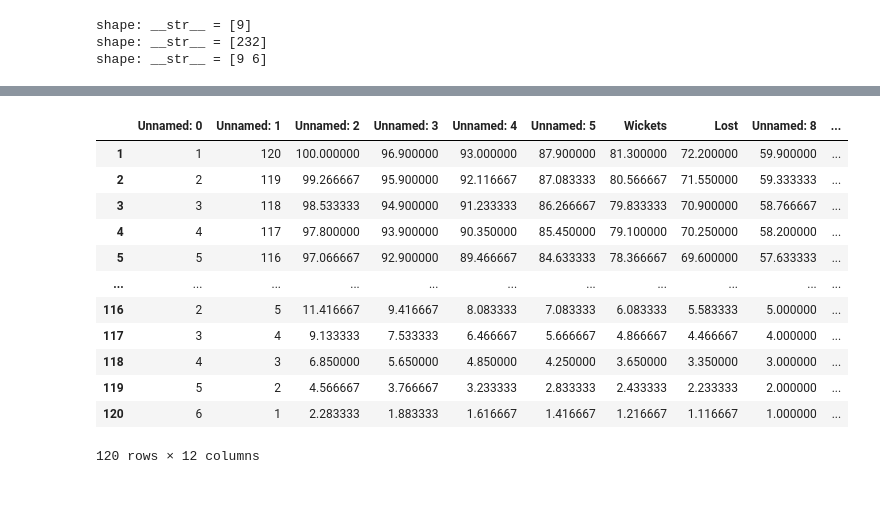
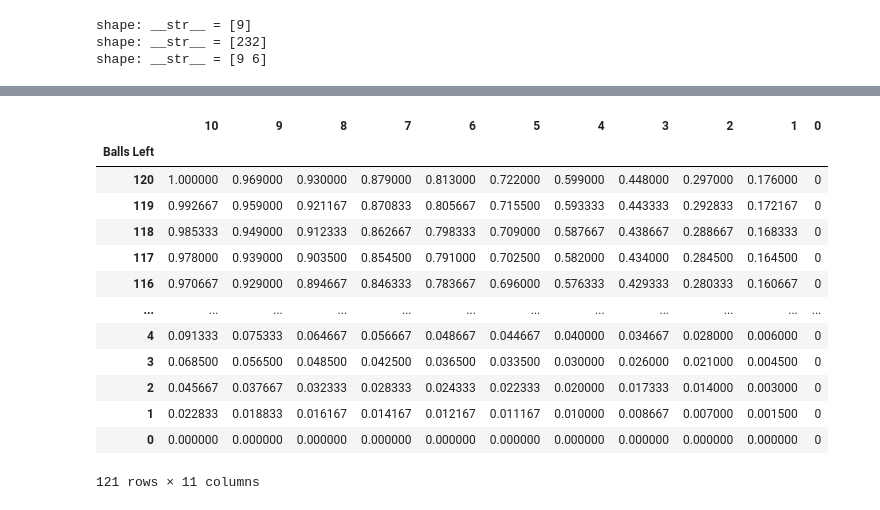
Before and after one commit to Tanavya/IPL-Simulation, a Jupyter notebook: simulation.ipynb, the cells around one changed output, grey strips where cells are left out. Cells and saved outputs as stored; diff of their text form; code cells hidden in the pictures.

```diff
--- a/simulation.ipynb
+++ b/simulation.ipynb
@@ -607,16 +441,21 @@ DLS = pd.read_csv("dls.csv")
+# %%
+DLS = pd.read_csv("data/dls-simplified.csv").rename(columns={"Unnamed: 0": "Balls Left"}).set_index("Balls Left")
+DLS.columns = DLS.columns.astype(int)
+DLS.index = DLS.index.astype(int)
 # %%
-DLS[1:]
+DLS
 # %% [output]
-|  | Unnamed: 0 | Unnamed: 1 | Unnamed: 2 | Unnamed: 3 | Unnamed: 4 | Unnamed: 5 | Wickets | Lost | Unnamed: 8 | ... |
-| 1 | 1 | 120 | 100.000000 | 96.900000 | 93.000000 | 87.900000 | 81.300000 | 72.200000 | 59.900000 | ... |
-| 2 | 2 | 119 | 99.266667 | 95.900000 | 92.116667 | 87.083333 | 80.566667 | 71.550000 | 59.333333 | ... |
-| 3 | 3 | 118 | 98.533333 | 94.900000 | 91.233333 | 86.266667 | 79.833333 | 70.900000 | 58.766667 | ... |
-| 4 | 4 | 117 | 97.800000 | 93.900000 | 90.350000 | 85.450000 | 79.100000 | 70.250000 | 58.200000 | ... |
-| 5 | 5 | 116 | 97.066667 | 92.900000 | 89.466667 | 84.633333 | 78.366667 | 69.600000 | 57.633333 | ... |
-| ... | ... | ... | ... | ... | ... | ... | ... | ... | ... | ... |
-| 116 | 2 | 5 | 11.416667 | 9.416667 | 8.083333 | 7.083333 | 6.083333 | 5.583333 | 5.000000 | ... |
-| 117 | 3 | 4 | 9.133333 | 7.533333 | 6.466667 | 5.666667 | 4.866667 | 4.466667 | 4.000000 | ... |
-| 118 | 4 | 3 | 6.850000 | 5.650000 | 4.850000 | 4.250000 | 3.650000 | 3.350000 | 3.000000 | ... |
-| 119 | 5 | 2 | 4.566667 | 3.766667 | 3.233333 | 2.833333 | 2.433333 | 2.233333 | 2.000000 | ... |
-| 120 | 6 | 1 | 2.283333 | 1.883333 | 1.616667 | 1.416667 | 1.216667 | 1.116667 | 1.000000 | ... |
+|  | 10 | 9 | 8 | 7 | 6 | 5 | 4 | 3 | 2 | 1 | 0 |
+| Balls Left |  |  |  |  |  |  |  |  |  |  |  |
+| 120 | 1.000000 | 0.969000 | 0.930000 | 0.879000 | 0.813000 | 0.722000 | 0.599000 | 0.448000 | 0.297000 | 0.176000 | 0 |
+| 119 | 0.992667 | 0.959000 | 0.921167 | 0.870833 | 0.805667 | 0.715500 | 0.593333 | 0.443333 | 0.292833 | 0.172167 | 0 |
+| 118 | 0.985333 | 0.949000 | 0.912333 | 0.862667 | 0.798333 | 0.709000 | 0.587667 | 0.438667 | 0.288667 | 0.168333 | 0 |
+| 117 | 0.978000 | 0.939000 | 0.903500 | 0.854500 | 0.791000 | 0.702500 | 0.582000 | 0.434000 | 0.284500 | 0.164500 | 0 |
+| 116 | 0.970667 | 0.929000 | 0.894667 | 0.846333 | 0.783667 | 0.696000 | 0.576333 | 0.429333 | 0.280333 | 0.160667 | 0 |
+| ... | ... | ... | ... | ... | ... | ... | ... | ... | ... | ... | ... |
+| 4 | 0.091333 | 0.075333 | 0.064667 | 0.056667 | 0.048667 | 0.044667 | 0.040000 | 0.034667 | 0.028000 | 0.006000 | 0 |
+| 3 | 0.068500 | 0.056500 | 0.048500 | 0.042500 | 0.036500 | 0.033500 | 0.030000 | 0.026000 | 0.021000 | 0.004500 | 0 |
+| 2 | 0.045667 | 0.037667 | 0.032333 | 0.028333 | 0.024333 | 0.022333 | 0.020000 | 0.017333 | 0.014000 | 0.003000 | 0 |
+| 1 | 0.022833 | 0.018833 | 0.016167 | 0.014167 | 0.012167 | 0.011167 | 0.010000 | 0.008667 | 0.007000 | 0.001500 | 0 |
+| 0 | 0.000000 | 0.000000 | 0.000000 | 0.000000 | 0.000000 | 0.000000 | 0.000000 | 0.000000 | 0.000000 | 0.000000 | 0 |
-120 rows × 12 columns
+121 rows × 11 columns
```
Also changed, not shown: parts of 43 cells of this notebook, 3 other files.
